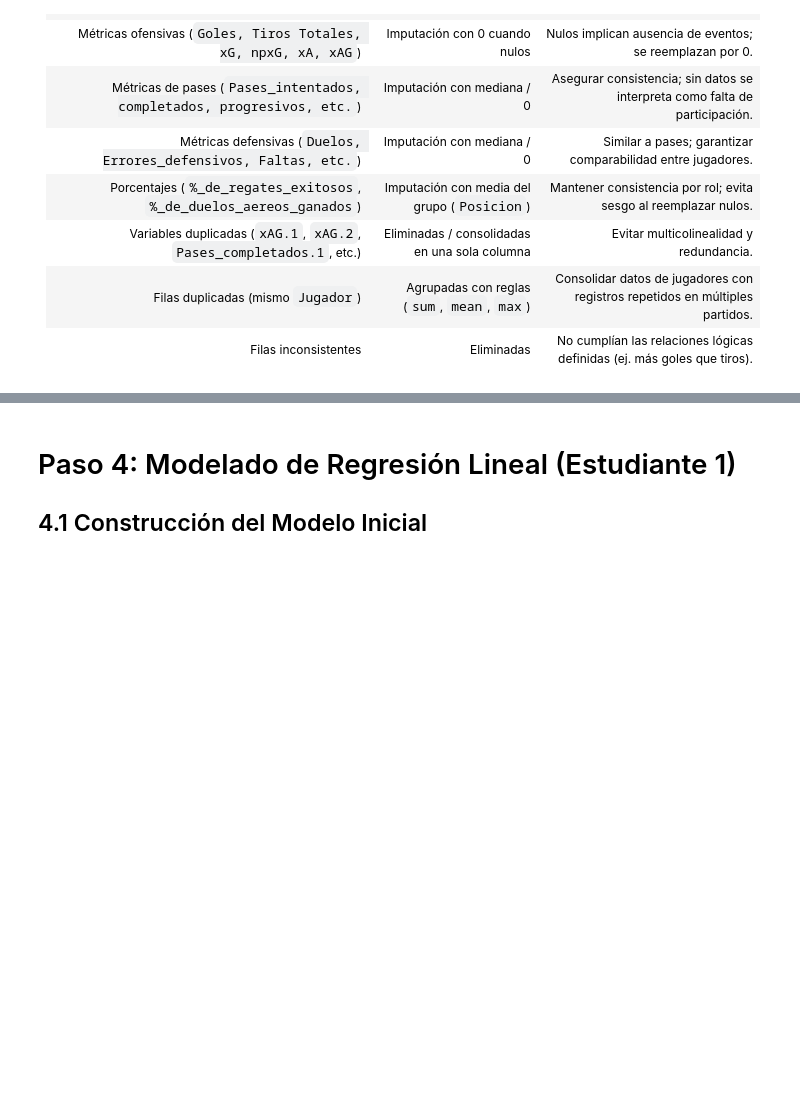
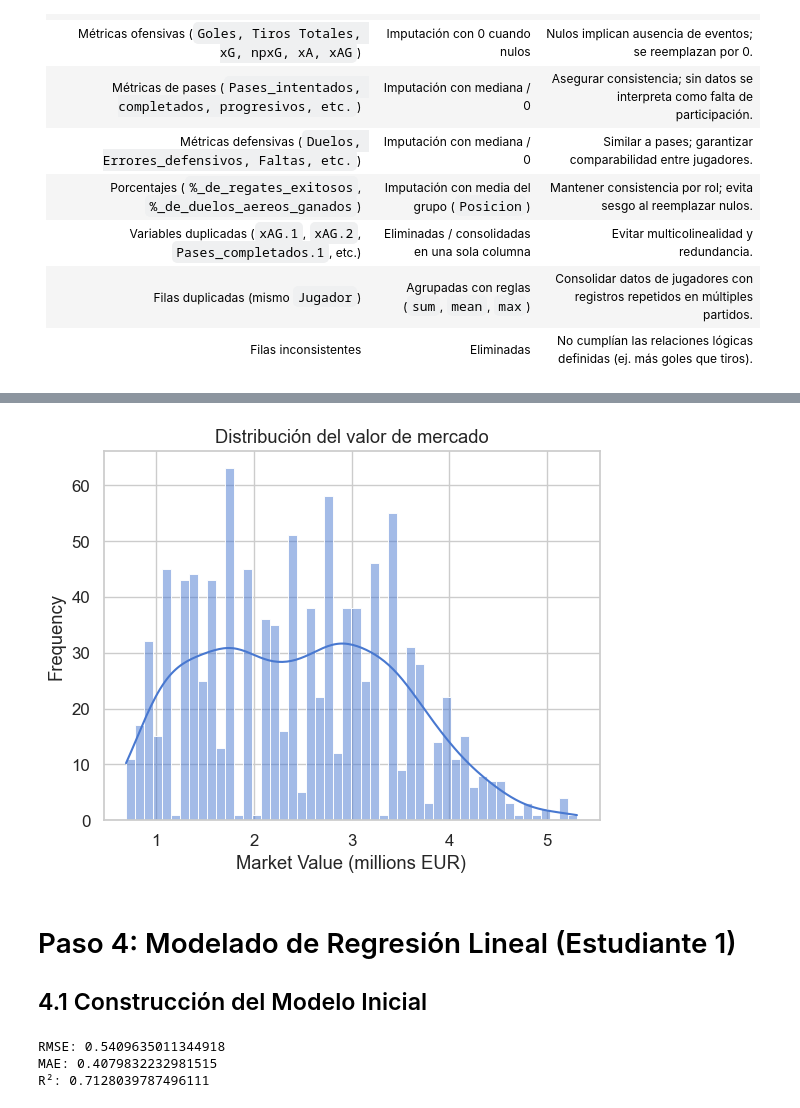
Before and after one commit to JFH000/lab_1, a Jupyter notebook: notebook_lab1.ipynb, the cells around one changed output, grey strips where cells are left out. Cells and saved outputs as stored; diff of their text form; code cells hidden in the pictures; blank space fills up the shorter version.

```diff
--- a/notebook_lab1.ipynb
+++ b/notebook_lab1.ipynb
@@ -667,4 +701,43 @@ Todas las columnas estan en el formato esperado
+# %%
+import numpy as np
+df_player["market_value_log"] = np.log1p(df_player["market_value_million_eur"])
+# %%
+
+sns.histplot(df_player["market_value_log"], bins=50, kde=True)
+plt.xlabel("Market Value (millions EUR)")
+plt.ylabel("Frequency")
+plt.title("Distribución del valor de mercado")
+plt.show()
+# %% [output]
+[figure, added]
 # %% [markdown]
 # Paso 4: Modelado de Regresión Lineal (Estudiante 1)
 ## 4.1 Construcción del Modelo Inicial
+# %%
+# Variables predictoras (X) y target (y)
+X = df_player.drop(columns=["market_value_log"])
+y = df_player["market_value_log"]
+
+# Train-test split (70-30)
+X_train, X_test, y_train, y_test = train_test_split(X, y, test_size=0.3, random_state=42)
+
+# Modelo de regresión lineal
+model = LinearRegression()
+model.fit(X_train, y_train)
+
+# Predicciones
+y_pred = model.predict(X_test)
+
+# Métricas
+rmse = np.sqrt(mean_squared_error(y_test, y_pred))
+mae = mean_absolute_error(y_test, y_pred)
+r2 = r2_score(y_test, y_pred)
+
+print("RMSE:", rmse)
+print("MAE:", mae)
+print("R²:", r2)
+# %% [output]
+RMSE: 0.5409635011344918
+MAE: 0.4079832232981515
+R²: 0.7128039787496111
 # %% [markdown]
```
Also changed, not shown: parts of 12 cells of this notebook.
